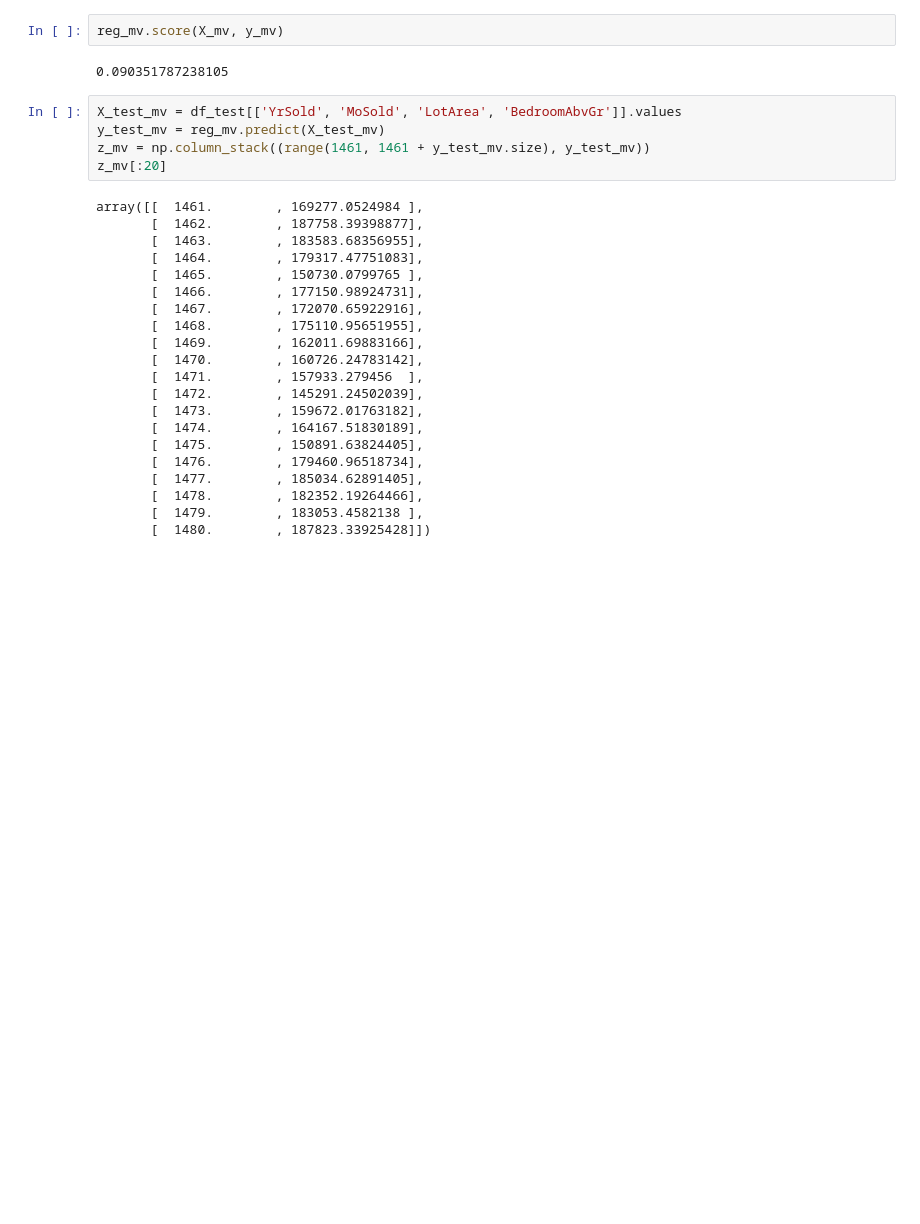
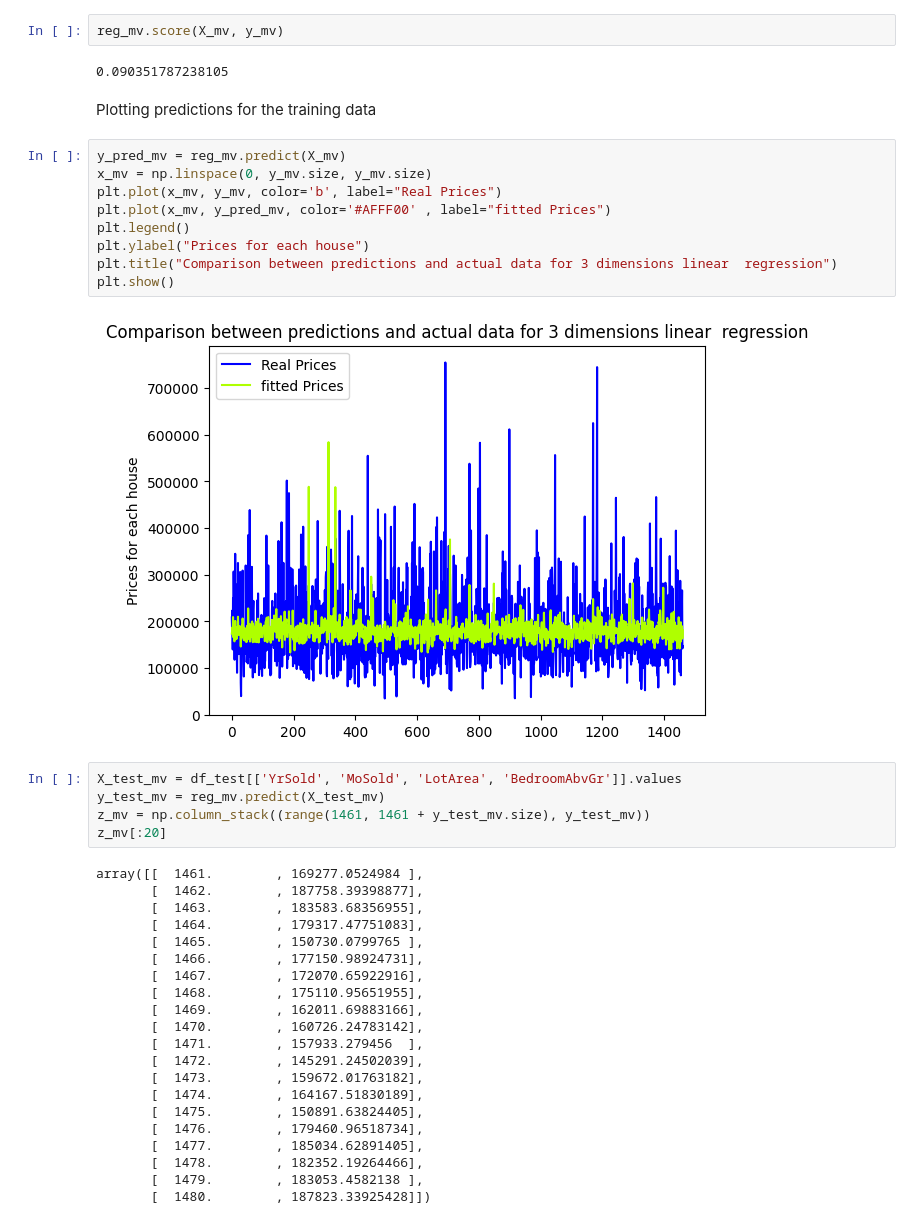
Before and after one commit to MehdiSensali/House-Price-Prediction, a Jupyter notebook: Predictions.ipynb, the cells around one changed output. Drawn from its saved outputs; the diff is of its cells as text; blank space fills up the shorter version.

```diff
--- a/Predictions.ipynb
+++ b/Predictions.ipynb
@@ -120,6 +113,19 @@ reg_mv = LinearRegression().fit(X_mv, y_mv)
 reg_mv.score(X_mv, y_mv)
 # %% [output]
 0.090351787238105
+# %% [markdown]
+Plotting predictions for the training data
+# %%
+y_pred_mv = reg_mv.predict(X_mv)
+x_mv = np.linspace(0, y_mv.size, y_mv.size)
+plt.plot(x_mv, y_mv, color='b', label="Real Prices")
+plt.plot(x_mv, y_pred_mv, color='#AFFF00' , label="fitted Prices")
+plt.legend()
+plt.ylabel("Prices for each house")
+plt.title("Comparison between predictions and actual data for 3 dimensions linear  regression")
+plt.show()
+# %% [output]
+[figure, added]
 # %%
 X_test_mv = df_test[['YrSold', 'MoSold', 'LotArea', 'BedroomAbvGr']].values
 y_test_mv = reg_mv.predict(X_test_mv)
```
Also changed, not shown: parts of 5 cells of this notebook, 1 other file.
